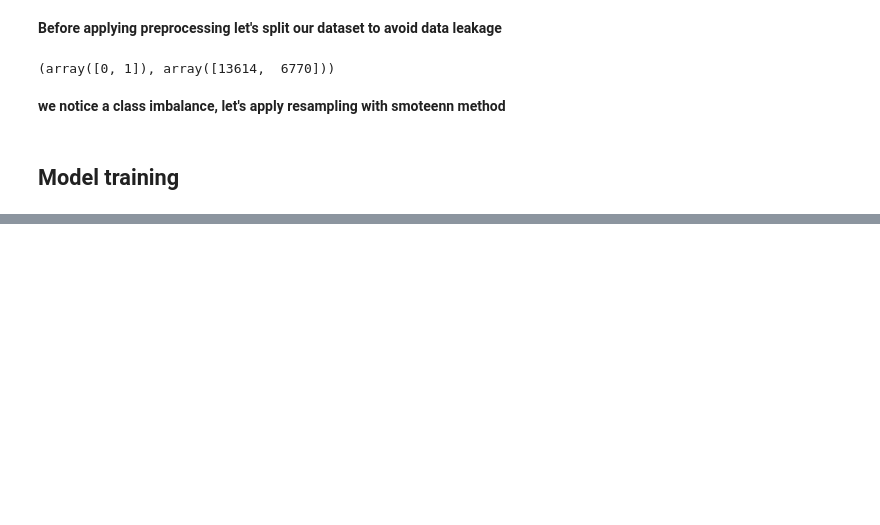
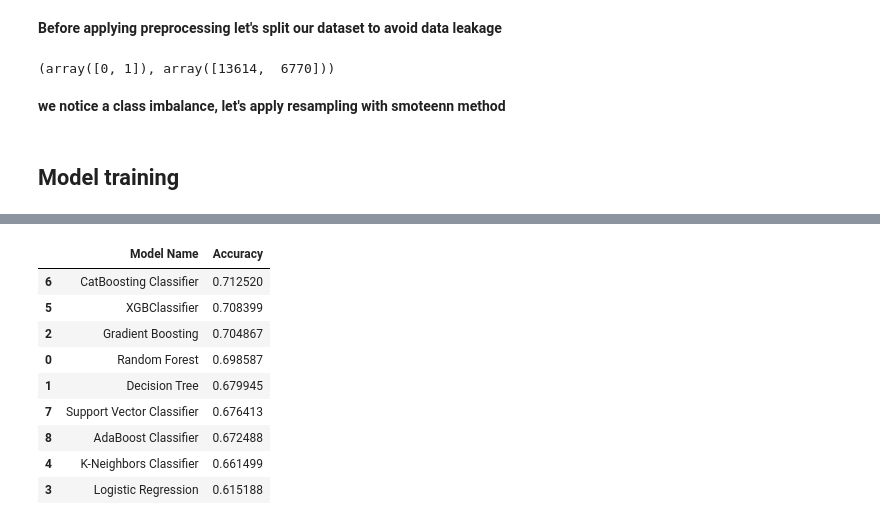
Before and after one commit to loicFraichlin/MLOps---Visa-Approval-prediction-app, a Jupyter notebook: notebooks/featureEngineering_notebook.ipynb, the cells around one changed output, grey strips where cells are left out. Cells and saved outputs as stored; diff of their text form; code cells hidden in the pictures; blank space fills up the shorter version.

```diff
--- a/notebooks/featureEngineering_notebook.ipynb
+++ b/notebooks/featureEngineering_notebook.ipynb
@@ -192,7 +192,7 @@ import category_encoders as ce
 
 scaler = StandardScaler()
 one_hot_encoder = OneHotEncoder(handle_unknown='ignore')
-ordinal_encoder = OrdinalEncoder(handle_unknown='ignore')
+ordinal_encoder = OrdinalEncoder()
 binary_encoder = ce.BinaryEncoder()
 
 '''transform_pipeline = Pipeline(steps=[
@@ -261,0 +336,2 @@ models = {
+# %%
+base_model_report = evaluate_models(X_train=X_train_transformed, y_train=y_train, X_test=X_test_transformed, y_test=y_test, models=models)
@@ -261,0 +356,13 @@ models = {
+# %%
+base_model_report
+# %% [output]
+|  | Model Name | Accuracy |
+| 6 | CatBoosting Classifier | 0.712520 |
+| 5 | XGBClassifier | 0.708399 |
+| 2 | Gradient Boosting | 0.704867 |
+| 0 | Random Forest | 0.698587 |
+| 1 | Decision Tree | 0.679945 |
+| 7 | Support Vector Classifier | 0.676413 |
+| 8 | AdaBoost Classifier | 0.672488 |
+| 4 | K-Neighbors Classifier | 0.661499 |
+| 3 | Logistic Regression | 0.615188 |
```
Also changed, not shown: parts of 10 cells of this notebook, 6 other files.
